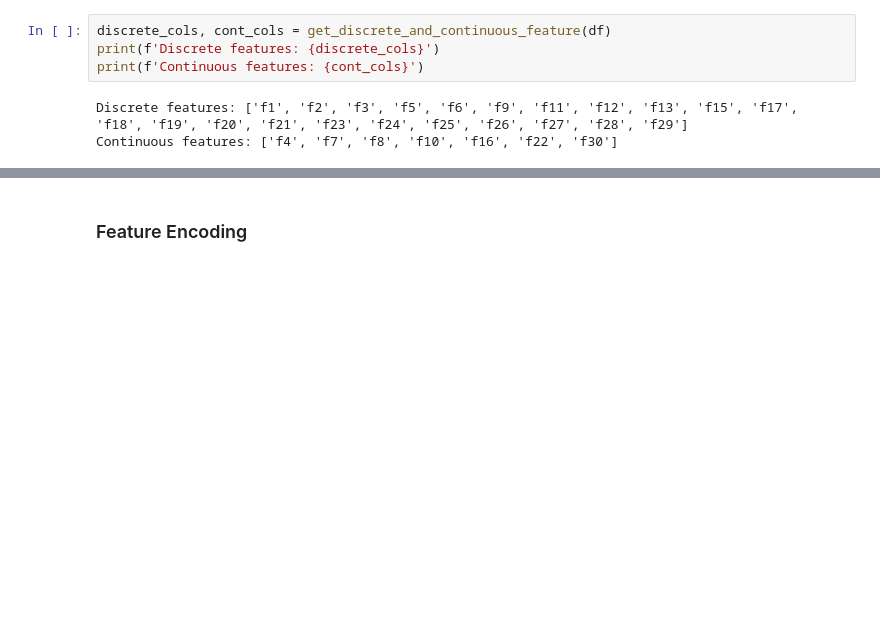
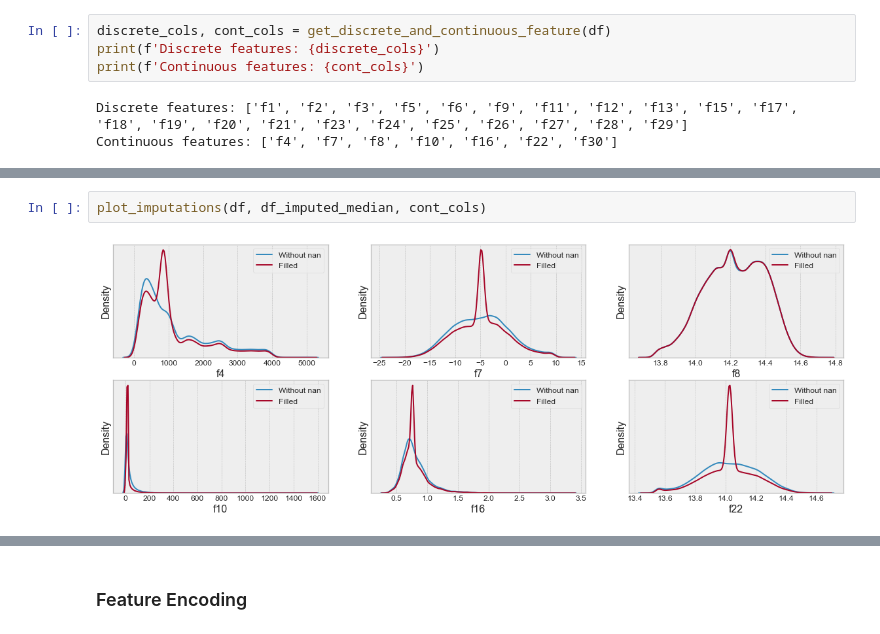
Before and after one commit to wQuole/TDT05, a Jupyter notebook: eda.ipynb, the cells around one changed output, grey strips where cells are left out. Saved outputs shown, nothing was run; the diff lists cells and outputs as text; blank space fills up the shorter version.

```diff
--- a/eda.ipynb
+++ b/eda.ipynb
@@ -243,0 +367,4 @@ And for discrete data:
+# %%
+plot_imputations(df, df_imputed_median, cont_cols)
+# %% [output]
+[figure, added]
```
Also changed, not shown: parts of 34 cells of this notebook.
